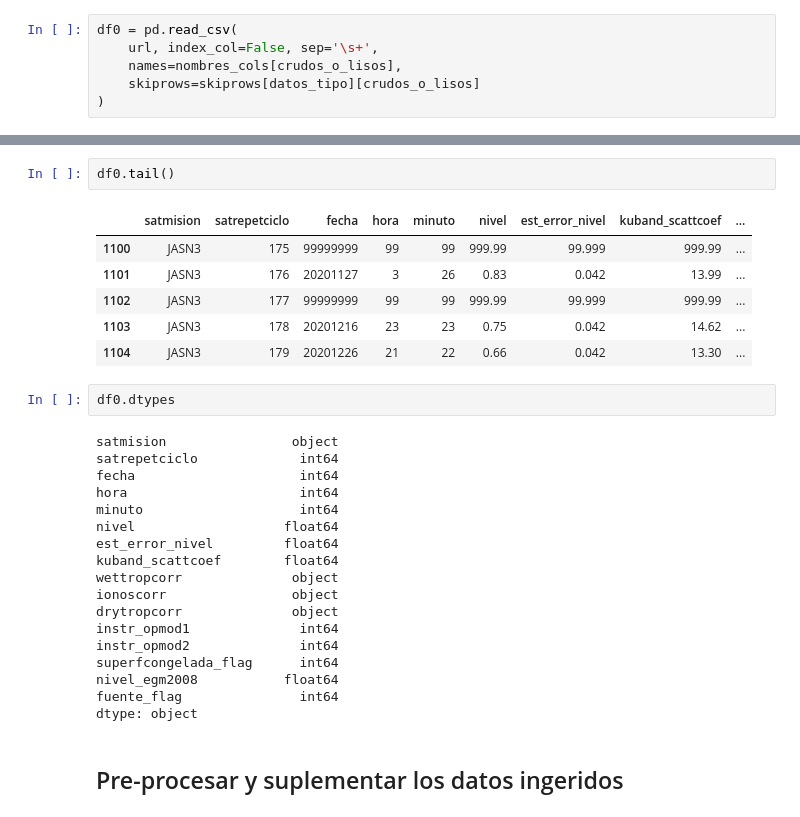
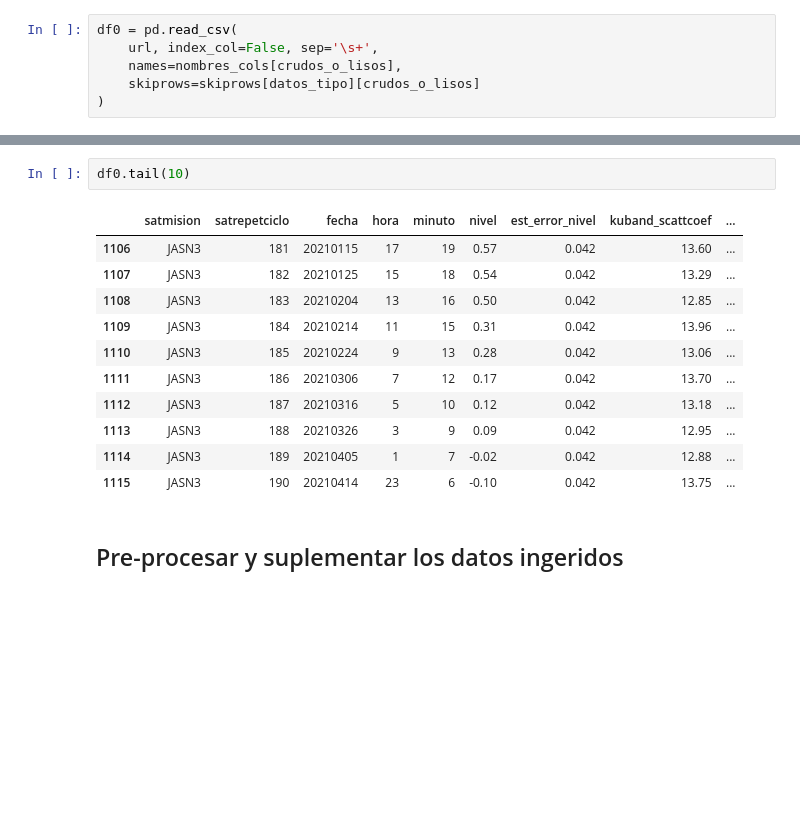
Before and after one commit to emiliom/nica-ecocomputacion, a Jupyter notebook: _sources/cuadernos/LagoNicaraguaNiveles_altimetro.ipynb, the cells around one changed output, grey strips where cells are left out. Cells and saved outputs as stored; diff of their text form; blank space fills up the shorter version.

```diff
--- a/_sources/cuadernos/LagoNicaraguaNiveles_altimetro.ipynb
+++ b/_sources/cuadernos/LagoNicaraguaNiveles_altimetro.ipynb
@@ -203,32 +169,17 @@ len(df0)
 # %%
-df0.tail()
+df0.tail(10)
 # %% [output]
 |  | satmision | satrepetciclo | fecha | hora | minuto | nivel | est_error_nivel | kuband_scattcoef | ... |
-| 1100 | JASN3 | 175 | 99999999 | 99 | 99 | 999.99 | 99.999 | 999.99 | ... |
-| 1101 | JASN3 | 176 | 20201127 | 3 | 26 | 0.83 | 0.042 | 13.99 | ... |
-| 1102 | JASN3 | 177 | 99999999 | 99 | 99 | 999.99 | 99.999 | 999.99 | ... |
-| 1103 | JASN3 | 178 | 20201216 | 23 | 23 | 0.75 | 0.042 | 14.62 | ... |
-| 1104 | JASN3 | 179 | 20201226 | 21 | 22 | 0.66 | 0.042 | 13.30 | ... |
+| 1106 | JASN3 | 181 | 20210115 | 17 | 19 | 0.57 | 0.042 | 13.60 | ... |
+| 1107 | JASN3 | 182 | 20210125 | 15 | 18 | 0.54 | 0.042 | 13.29 | ... |
+| 1108 | JASN3 | 183 | 20210204 | 13 | 16 | 0.50 | 0.042 | 12.85 | ... |
+| 1109 | JASN3 | 184 | 20210214 | 11 | 15 | 0.31 | 0.042 | 13.96 | ... |
+| 1110 | JASN3 | 185 | 20210224 | 9 | 13 | 0.28 | 0.042 | 13.06 | ... |
+| 1111 | JASN3 | 186 | 20210306 | 7 | 12 | 0.17 | 0.042 | 13.70 | ... |
+| 1112 | JASN3 | 187 | 20210316 | 5 | 10 | 0.12 | 0.042 | 13.18 | ... |
+| 1113 | JASN3 | 188 | 20210326 | 3 | 9 | 0.09 | 0.042 | 12.95 | ... |
+| 1114 | JASN3 | 189 | 20210405 | 1 | 7 | -0.02 | 0.042 | 12.88 | ... |
+| 1115 | JASN3 | 190 | 20210414 | 23 | 6 | -0.10 | 0.042 | 13.75 | ... |
-# %%
-df0.dtypes
-# %% [output]
-satmision                object
-satrepetciclo             int64
-fecha                     int64
-hora                      int64
-minuto                    int64
-nivel                   float64
-est_error_nivel         float64
-kuband_scattcoef        float64
-wettropcorr              object
-ionoscorr                object
-drytropcorr              object
-instr_opmod1              int64
-instr_opmod2              int64
-superfcongelada_flag      int64
-nivel_egm2008           float64
-fuente_flag               int64
-dtype: object
 # %% [markdown]
 ## Pre-procesar y suplementar los datos ingeridos
 # %%
```
Also changed, not shown: parts of 73 cells of this notebook, 20 other files.
